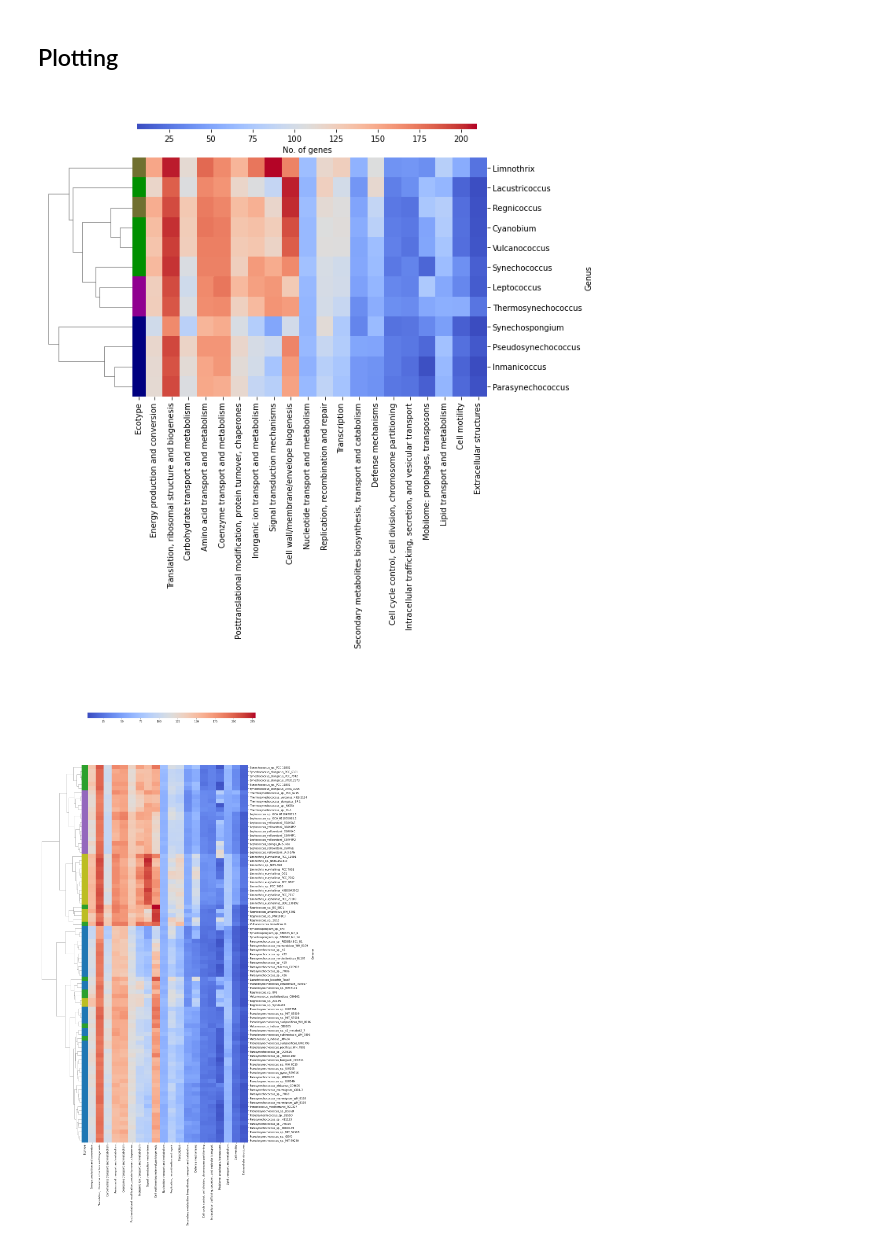
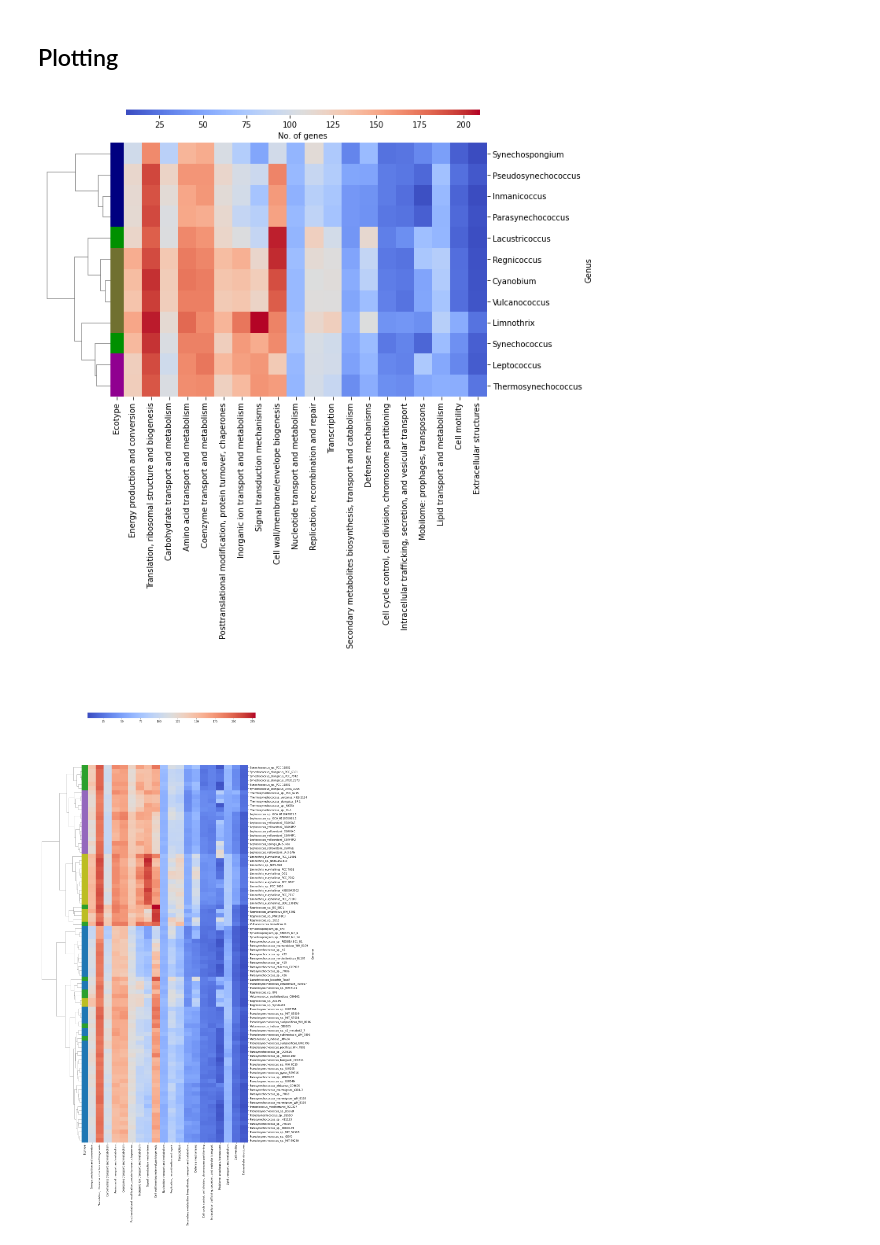
Before and after one commit to vinisalazar/SynechococcusGT, a Jupyter notebook: code/cog_analysis.ipynb, the cells around one changed output. Drawn from its saved outputs; the diff is of its cells as text; code cells hidden in the pictures.

Commit message:
Final drafts of Figure 4

```diff
--- a/code/cog_analysis.ipynb
+++ b/code/cog_analysis.ipynb
@@ -162,7 +162,7 @@ df.apply(lambda row: cog_series.append(
 1078    None
 Length: 137, dtype: object
 # %%
-#old_df = df
+old_df = df
 
 # Concatenate all dataframes
 cog_df = pd.concat(cog_series, axis=1).T
@@ -226,14 +226,14 @@ ecotypes = {
     "Parasynechococcus": "Marine",
     "Pseudosynechococcus": "Marine",
     "Synechospongium": "Marine",
-    "Vulcanococcus": "Freshwater",
+    "Vulcanococcus": "Halotolerant",
     "Lacustricoccus": "Freshwater",
-    "Regnicoccus": "Brackish",
+    "Regnicoccus": "Halotolerant",
     "Inmanicoccus": "Marine",
-    "Cyanobium": "Freshwater",
+    "Cyanobium": "Halotolerant",
     "Synechococcus": "Freshwater",
     "Thermosynechococcus": "Thermophilic",
-    "Limnothrix": "Brackish",
+    "Limnothrix": "Halotolerant",
     "Leptococcus": "Thermophilic"
 }
 
@@ -241,7 +241,7 @@ ecotype_color = {
     "Marine": "#000080",
     "Freshwater": "#009000",
     "Thermophilic": "#900090",
-    "Brackish": "#707030"
+    "Halotolerant": "#707030"
 }
 
 
@@ -293,11 +293,12 @@ def plot_clustermap(df, figsize=(10, 10), groupby=False, save=False, row_color="
 # %%
 plot_clustermap(df, cmap='coolwarm', groupby=True,
-                col_cluster=False, metric='braycurtis', method='average',
-                cbar_kws={'orientation': 'horizontal', 'label': "No. of genes"}, cbar_pos=(.18, 0.93, .6, 0.01),
-                row_color="Ecotype", figsize=(10, 10), save="../data/plots/cog/cog_heatmap_groupby_genus_qc95.png"
-                )
+                col_cluster=False, metric='braycurtis', method='complete',
+                cbar_kws={'orientation': 'horizontal', 'label': "No. of genes"}, cbar_pos=(.16, 0.955, .625, 0.01),
+                row_color="Ecotype", figsize=(10, 10), dendrogram_ratio=.15,
+                save="../data/plots/final/Figure_4_COG.pdf")
+                #)
 # %% [output]
-[figure, old version]
+[figure, new version]
 # %%
 plot_clustermap(df, cmap='coolwarm', groupby=False,
                 col_cluster=False, metric='braycurtis', method='complete',
```
Also changed, not shown: parts of 1 cell of this notebook.
